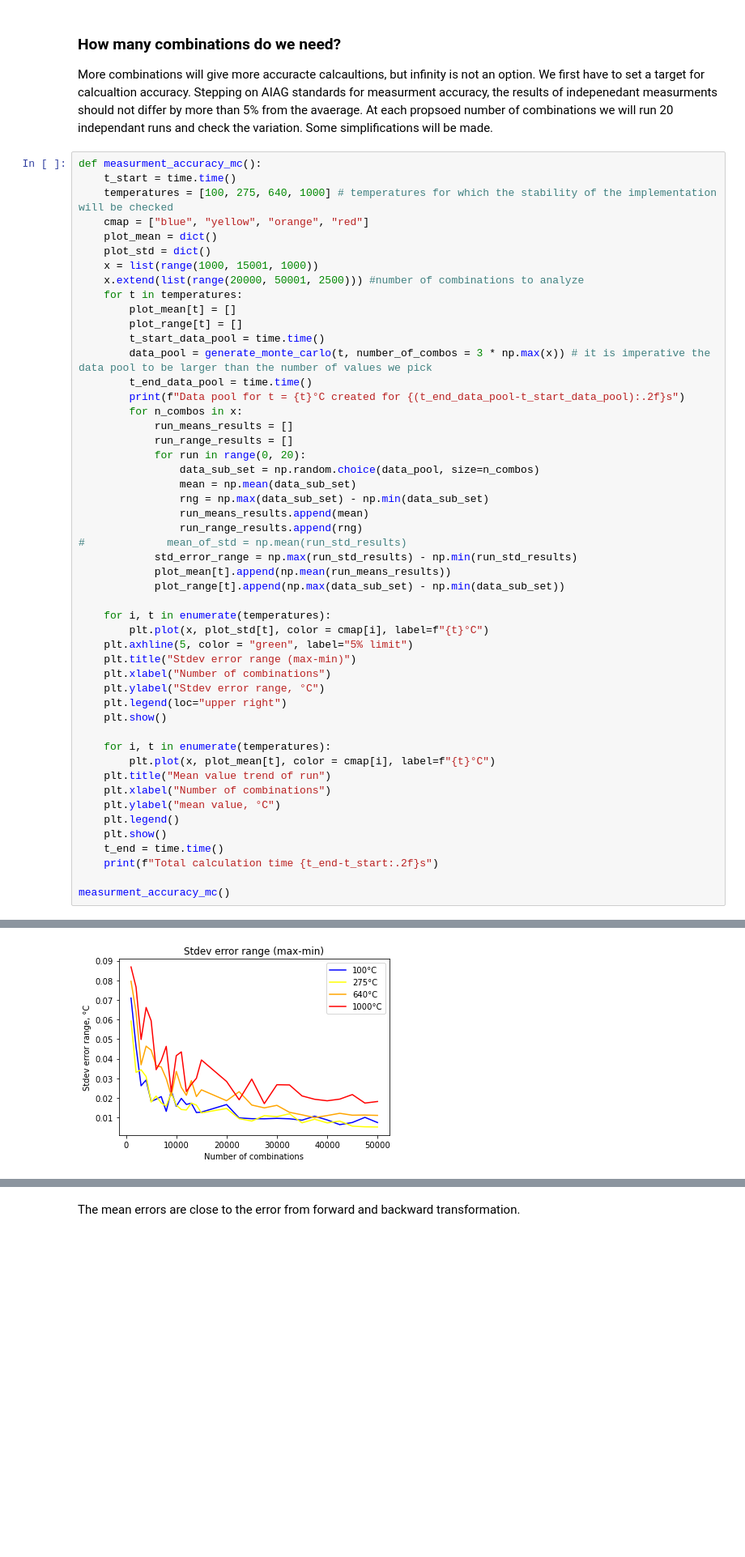
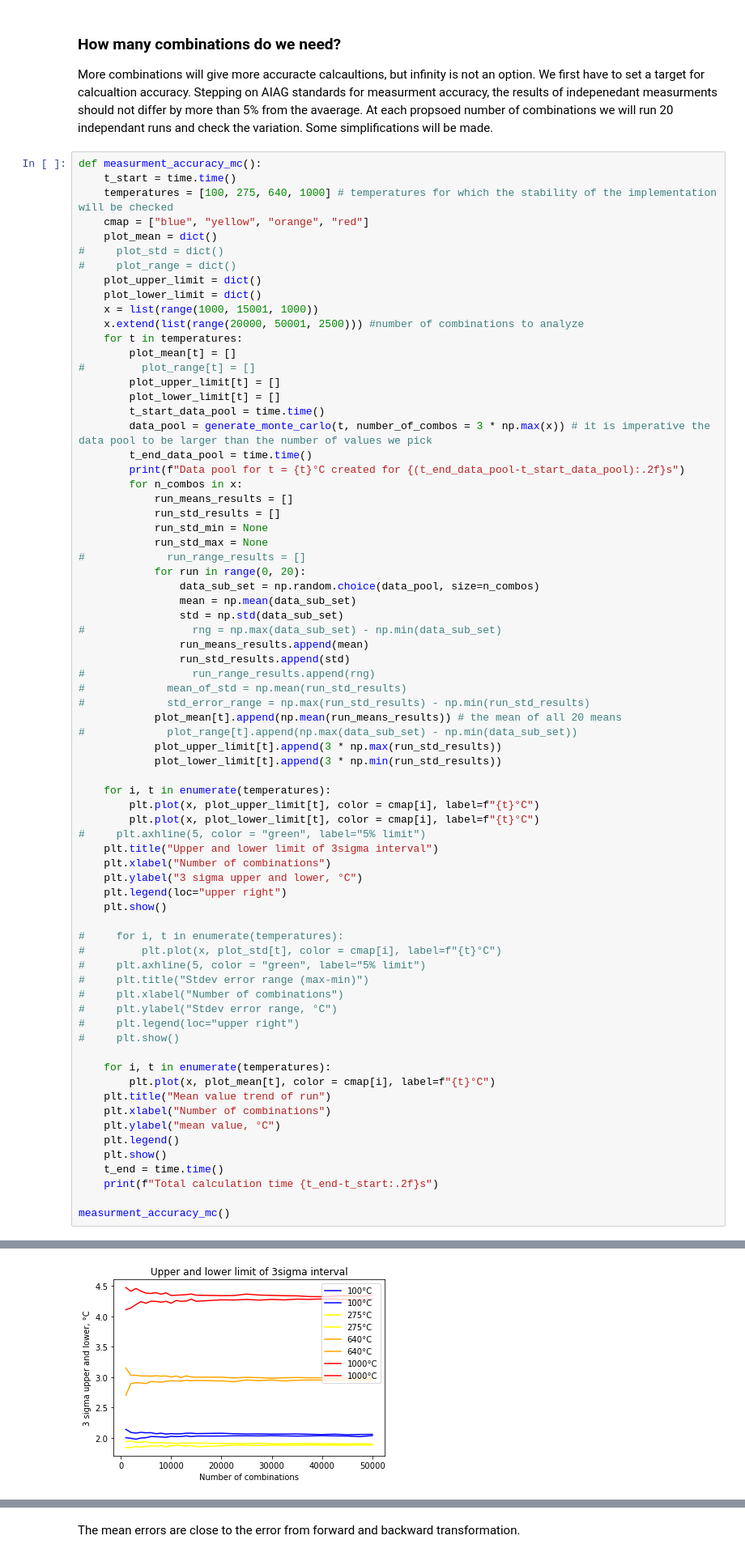
Before and after one commit to Chehlarov/Math-for-devs, a Jupyter notebook: 99 - TC project/N-type thermocouple accuracy calculation using Monte Carlo.ipynb, the cells around one changed output, grey strips where cells are left out. Shown: that part at 81% size. Cells and saved outputs as stored; diff of their text form; blank space fills up the shorter version.

```diff
--- a/99 - TC project/N-type thermocouple accuracy calculation using Monte Carlo.ipynb
+++ b/99 - TC project/N-type thermocouple accuracy calculation using Monte Carlo.ipynb
@@ -261,38 +261,60 @@ def measurment_accuracy_mc():
     temperatures = [100, 275, 640, 1000] # temperatures for which the stability of the implementation will be checked
     cmap = ["blue", "yellow", "orange", "red"]
     plot_mean = dict()
-    plot_std = dict()
+#     plot_std = dict()
+#     plot_range = dict()
+    plot_upper_limit = dict()
+    plot_lower_limit = dict()
     x = list(range(1000, 15001, 1000))
     x.extend(list(range(20000, 50001, 2500))) #number of combinations to analyze
     for t in temperatures:
         plot_mean[t] = []
-        plot_range[t] = []
+#         plot_range[t] = []
+        plot_upper_limit[t] = []
+        plot_lower_limit[t] = []
         t_start_data_pool = time.time()
         data_pool = generate_monte_carlo(t, number_of_combos = 3 * np.max(x)) # it is imperative the data pool to be larger than the number of values we pick
         t_end_data_pool = time.time()
         print(f"Data pool for t = {t}°C created for {(t_end_data_pool-t_start_data_pool):.2f}s")
         for n_combos in x:
             run_means_results = []
-            run_range_results = []
+            run_std_results = []
+            run_std_min = None
+            run_std_max = None
+#             run_range_results = []
             for run in range(0, 20):
                 data_sub_set = np.random.choice(data_pool, size=n_combos)
                 mean = np.mean(data_sub_set)
-                rng = np.max(data_sub_set) - np.min(data_sub_set)
+                std = np.std(data_sub_set)
+#                 rng = np.max(data_sub_set) - np.min(data_sub_set)
                 run_means_results.append(mean)
-                run_range_results.append(rng)
+                run_std_results.append(std)
+#                 run_range_results.append(rng)
 #             mean_of_std = np.mean(run_std_results)
-            std_error_range = np.max(run_std_results) - np.min(run_std_results)
-            plot_mean[t].append(np.mean(run_means_results))
-            plot_range[t].append(np.max(data_sub_set) - np.min(data_sub_set))
+#             std_error_range = np.max(run_std_results) - np.min(run_std_results)
+            plot_mean[t].append(np.mean(run_means_results)) # the mean of all 20 means
+#             plot_range[t].append(np.max(data_sub_set) - np.min(data_sub_set))
+            plot_upper_limit[t].append(3 * np.max(run_std_results))
+            plot_lower_limit[t].append(3 * np.min(run_std_results))
 
     for i, t in enumerate(temperatures):
-        plt.plot(x, plot_std[t], color = cmap[i], label=f"{t}°C")
-    plt.axhline(5, color = "green", label="5% limit")
-    plt.title("Stdev error range (max-min)")
+        plt.plot(x, plot_upper_limit[t], color = cmap[i], label=f"{t}°C")
+        plt.plot(x, plot_lower_limit[t], color = cmap[i], label=f"{t}°C")
+#     plt.axhline(5, color = "green", label="5% limit")
+    plt.title("Upper and lower limit of 3sigma interval")
     plt.xlabel("Number of combinations")
-    plt.ylabel("Stdev error range, °C")
+    plt.ylabel("3 sigma upper and lower, °C")
     plt.legend(loc="upper right")
     plt.show()
+
+#     for i, t in enumerate(temperatures):
+#         plt.plot(x, plot_std[t], color = cmap[i], label=f"{t}°C")
+#     plt.axhline(5, color = "green", label="5% limit")
+#     plt.title("Stdev error range (max-min)")
+#     plt.xlabel("Number of combinations")
+#     plt.ylabel("Stdev error range, °C")
+#     plt.legend(loc="upper right")
+#     plt.show()
 
     for i, t in enumerate(temperatures):
         plt.plot(x, plot_mean[t], color = cmap[i], label=f"{t}°C")
@@ -313 +335 @@ Data pool for t = 1000°C created for 8.95s
-[figure, old version]
+[figure, new version]
```
Also changed, not shown: parts of 3 cells of this notebook.
